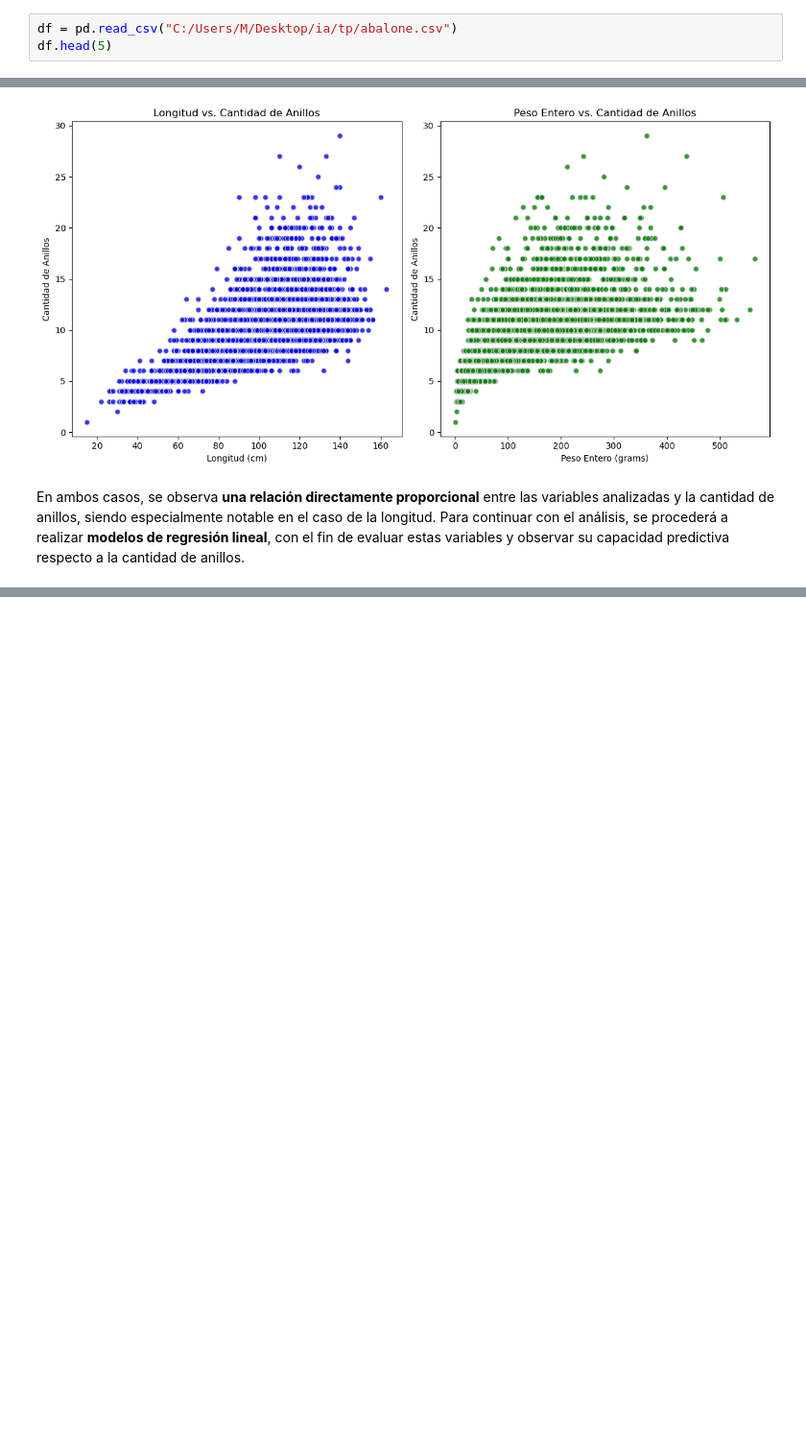
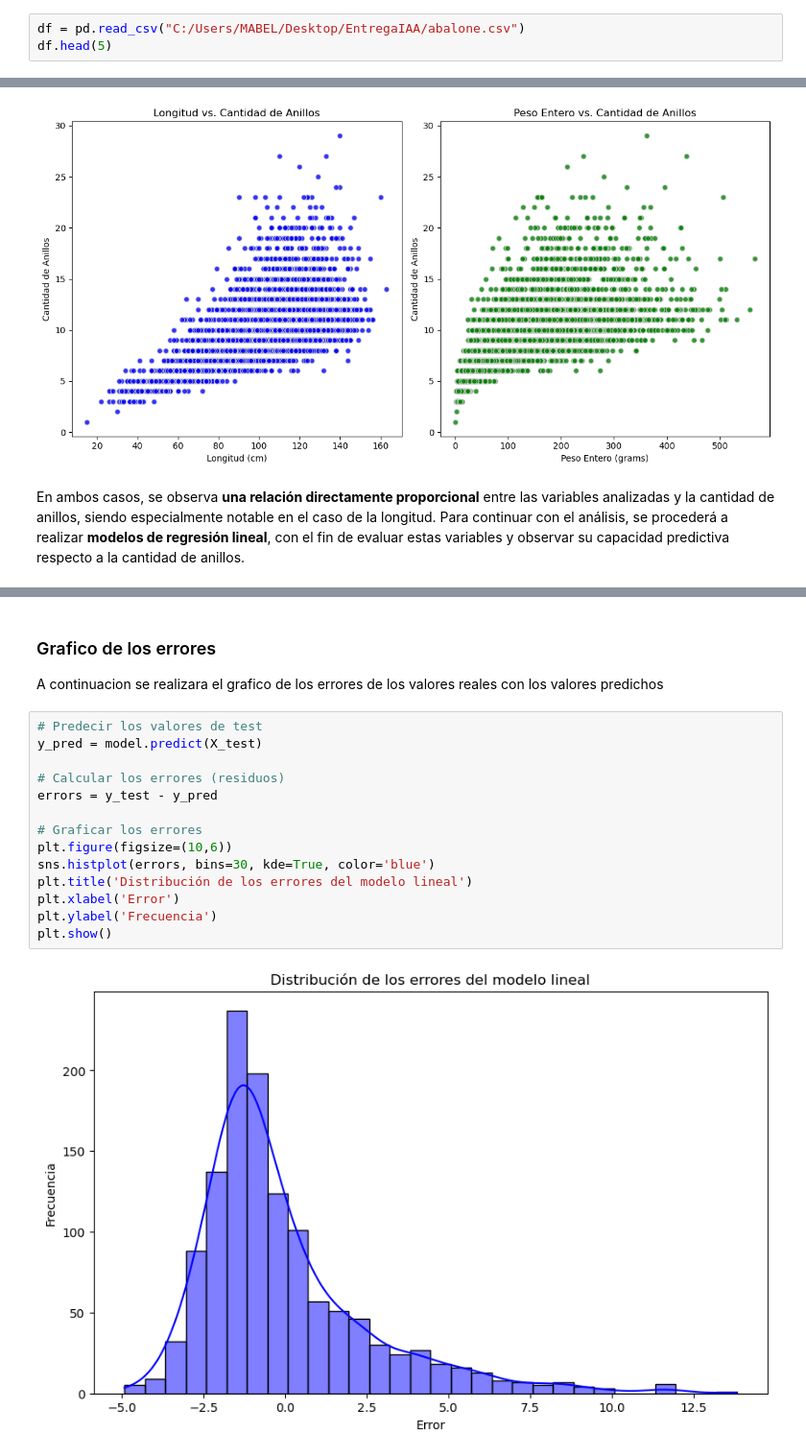
Before and after one commit to bautistaturri/EntregaIAA, a Jupyter notebook: Abulones.ipynb, the cells around one changed output, grey strips where cells are left out. Shown at 96% size. Drawn from its saved outputs; the diff is of its cells as text; blank space fills up the shorter version.

```diff
--- a/Abulones.ipynb
+++ b/Abulones.ipynb
@@ -21,7 +23,7 @@ import matplotlib.pyplot as plt
 # %% [markdown]
 ### Analisis Introductorio
 # %%
-df = pd.read_csv("C:/Users/M/Desktop/ia/tp/abalone.csv")
+df = pd.read_csv("C:/Users/MABEL/Desktop/EntregaIAA/abalone.csv")
 df.head(5)
 # %% [output]
 |  | Sex | Length | Diameter | Height | Whole_weight | Shucked_weight | Viscera_weight | Shell_weight | ... |
@@ -153,0 +216,20 @@ En ambos casos, se observa **una relación directamente proporcional** entre las
+# %% [markdown]
+### Grafico de los errores
+
+A continuacion se realizara el grafico de los errores de los valores reales con los valores predichos
+# %%
+# Predecir los valores de test
+y_pred = model.predict(X_test)
+
+# Calcular los errores (residuos)
+errors = y_test - y_pred
+
+# Graficar los errores
+plt.figure(figsize=(10,6))
+sns.histplot(errors, bins=30, kde=True, color='blue')
+plt.title('Distribución de los errores del modelo lineal')
+plt.xlabel('Error')
+plt.ylabel('Frecuencia')
+plt.show()
+# %% [output]
+[figure, added]
```
Also changed, not shown: parts of 8 cells of this notebook.
